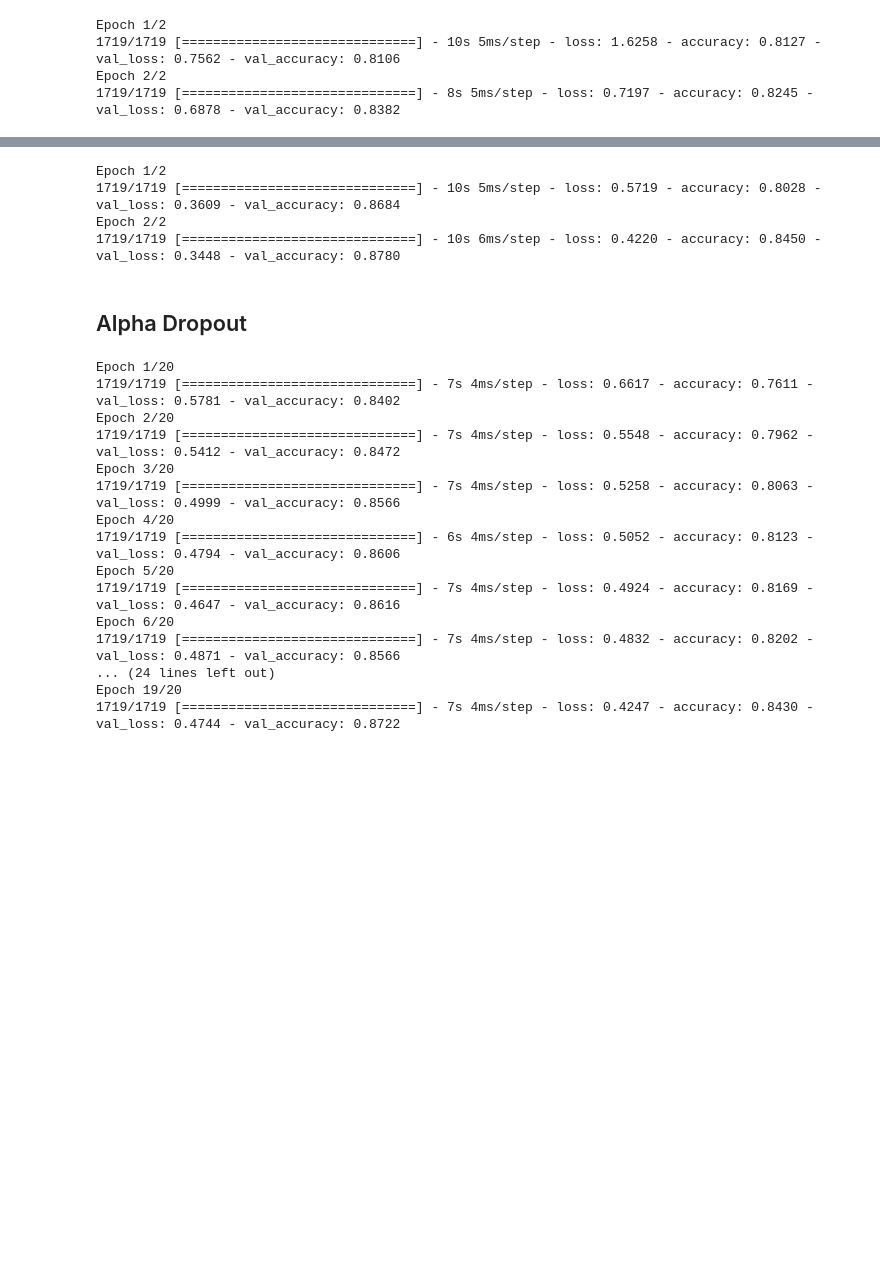
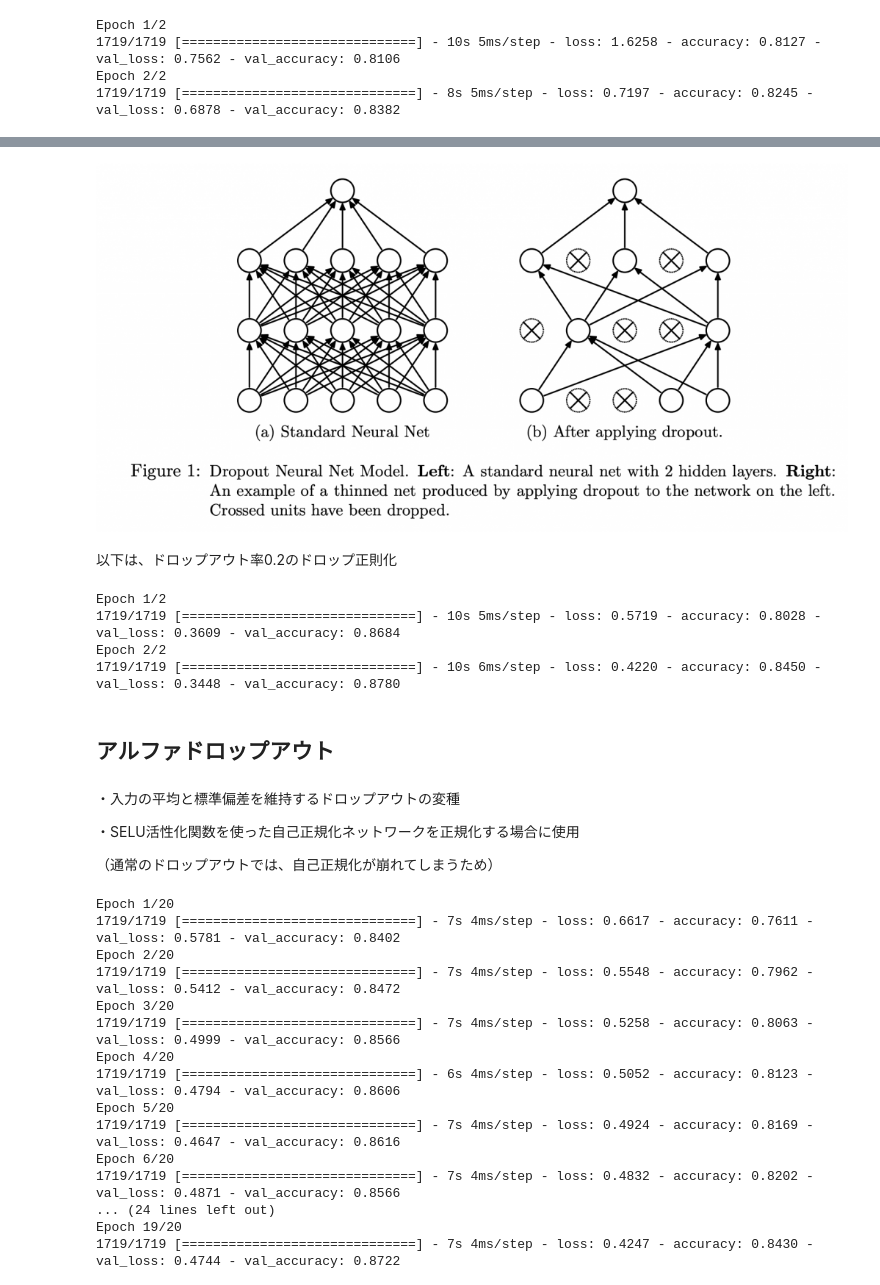
Before and after one commit to yazuyuichiro/Hands-On-Machine-Learning-with-Scikit-Learn-Keras-and-TensorFlow-2nd-Edition, a Jupyter notebook: 11ch/11.4-11.6/【実践機械学習】11.4-11.6.ipynb, the cells around one changed output, grey strips where cells are left out. Saved outputs shown, nothing was run; the diff lists cells and outputs as text; code cells hidden in the pictures; blank space fills up the shorter version.

```diff
--- a/11ch/11.4-11.6/【実践機械学習】11.4-11.6.ipynb
+++ b/11ch/11.4-11.6/【実践機械学習】11.4-11.6.ipynb
@@ -135,3 +165,11 @@ Epoch 2/2
+# %%
+from IPython.display import Image
+file_name = "images/dropout.png"
+Image(file_name)
+# %% [output]
+[figure, added]
+# %% [markdown]
+以下は、ドロップアウト率0.2のドロップ正則化
 # %%
 model = keras.models.Sequential([
     keras.layers.Flatten(input_shape=[28, 28]),
@@ -151,8 +189,14 @@ Epoch 1/2
 1719/1719 [==============================] - 10s 5ms/step - loss: 0.5719 - accuracy: 0.8028 - val_loss: 0.3609 - val_accuracy: 0.8684
 Epoch 2/2
 1719/1719 [==============================] - 10s 6ms/step - loss: 0.4220 - accuracy: 0.8450 - val_loss: 0.3448 - val_accuracy: 0.8780
-# %% [markdown]
-## Alpha Dropout
+# %% [markdown]
+## アルファドロップアウト
+# %% [markdown]
+・入力の平均と標準偏差を維持するドロップアウトの変種
+
+・SELU活性化関数を使った自己正規化ネットワークを正規化する場合に使用
+
+（通常のドロップアウトでは、自己正規化が崩れてしまうため）
 # %%
 tf.random.set_seed(42)
 np.random.seed(42)
```
Also changed, not shown: parts of 82 cells of this notebook, 2 other files.
